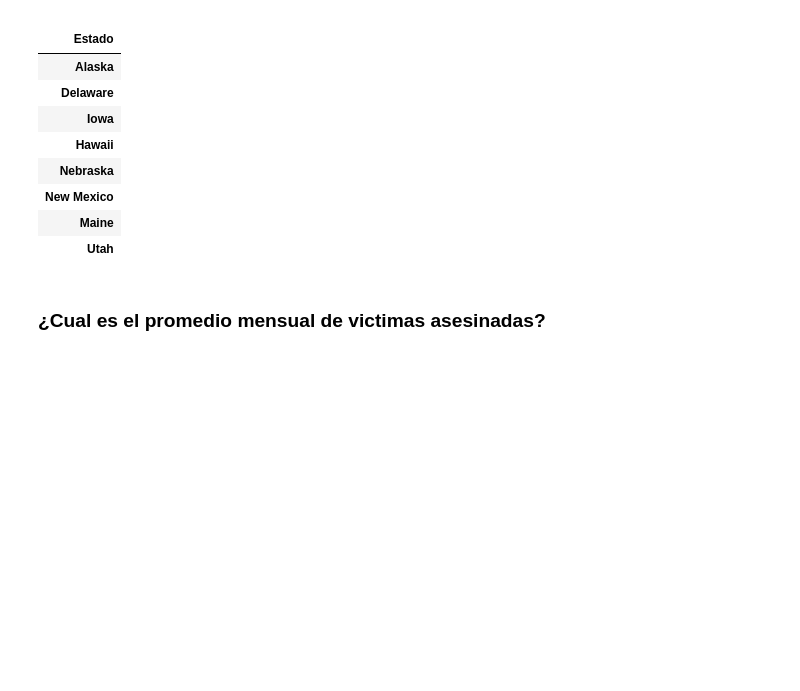
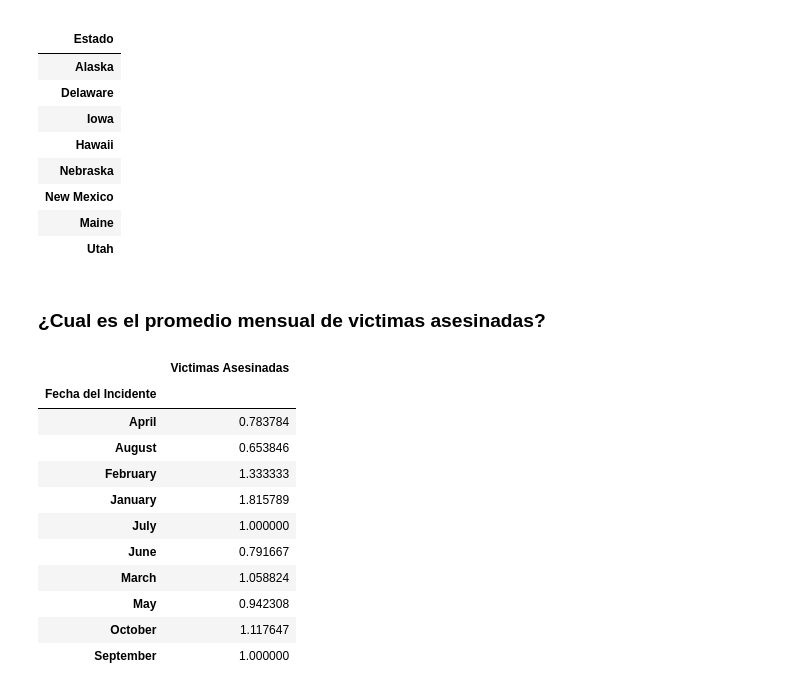
Before and after one commit to vamphook972/Gun_Violence_Dataset_US, a Jupyter notebook: Gun_Violence_Dataset_US.ipynb, the cells around one changed output. Cells and saved outputs as stored; diff of their text form; code cells hidden in the pictures; blank space fills up the shorter version.

```diff
--- a/Gun_Violence_Dataset_US.ipynb
+++ b/Gun_Violence_Dataset_US.ipynb
@@ -417,3 +419,20 @@ Los estados con menos incidentes son:
 | Utah |
 # %% [markdown]
 ### ¿Cual es el promedio mensual de victimas asesinadas?
+# %%
+df_mensual = df1.groupby(df1['Fecha del Incidente'].dt.month_name())['Victimas Asesinadas'].mean()
+df_mensual = pd.DataFrame(df_mensual)
+df_mensual
+# %% [output]
+|  | Victimas Asesinadas |
+| Fecha del Incidente |  |
+| April | 0.783784 |
+| August | 0.653846 |
+| February | 1.333333 |
+| January | 1.815789 |
+| July | 1.000000 |
+| June | 0.791667 |
+| March | 1.058824 |
+| May | 0.942308 |
+| October | 1.117647 |
+| September | 1.000000 |
```
Also changed, not shown: parts of 4 cells of this notebook.
